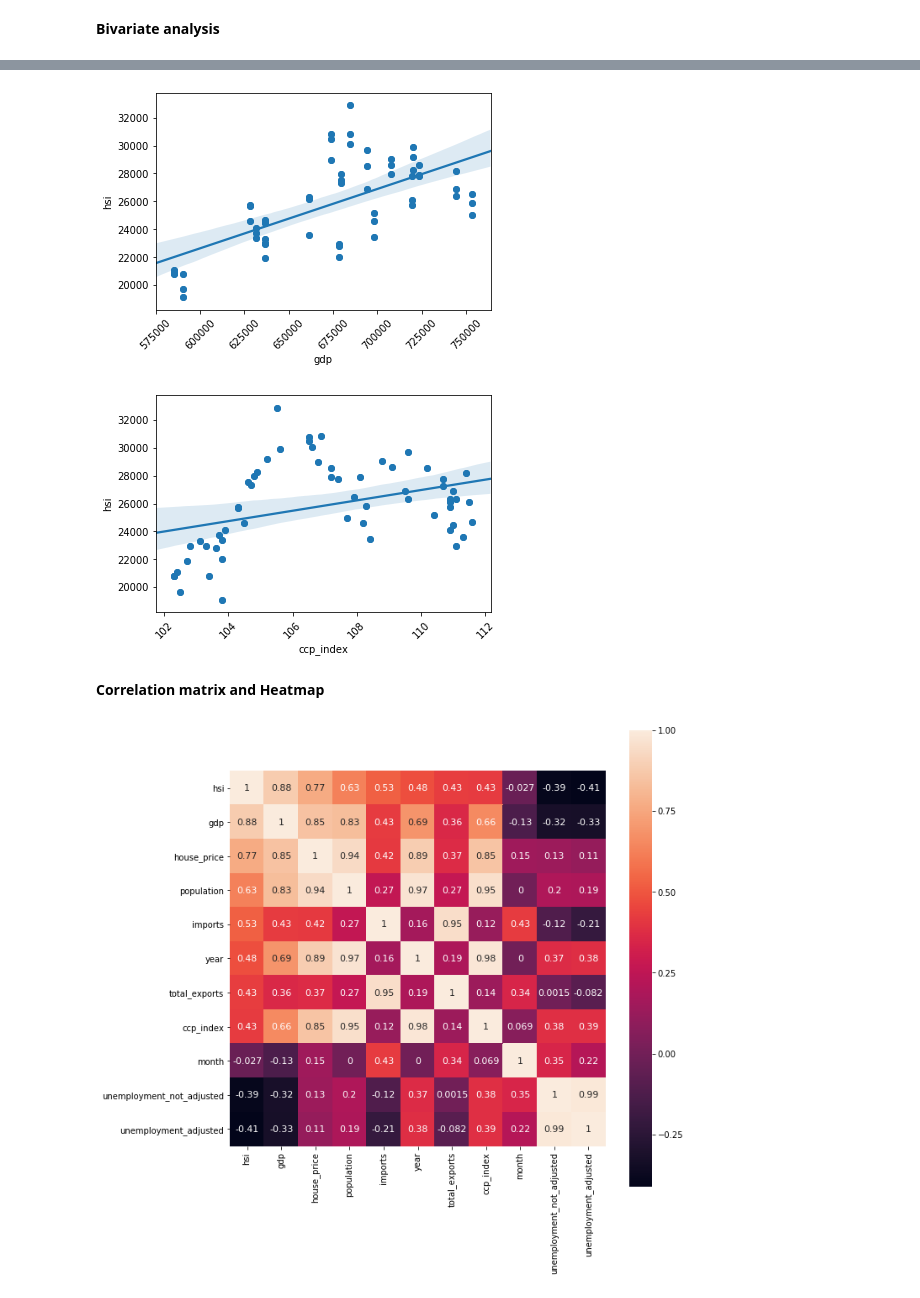
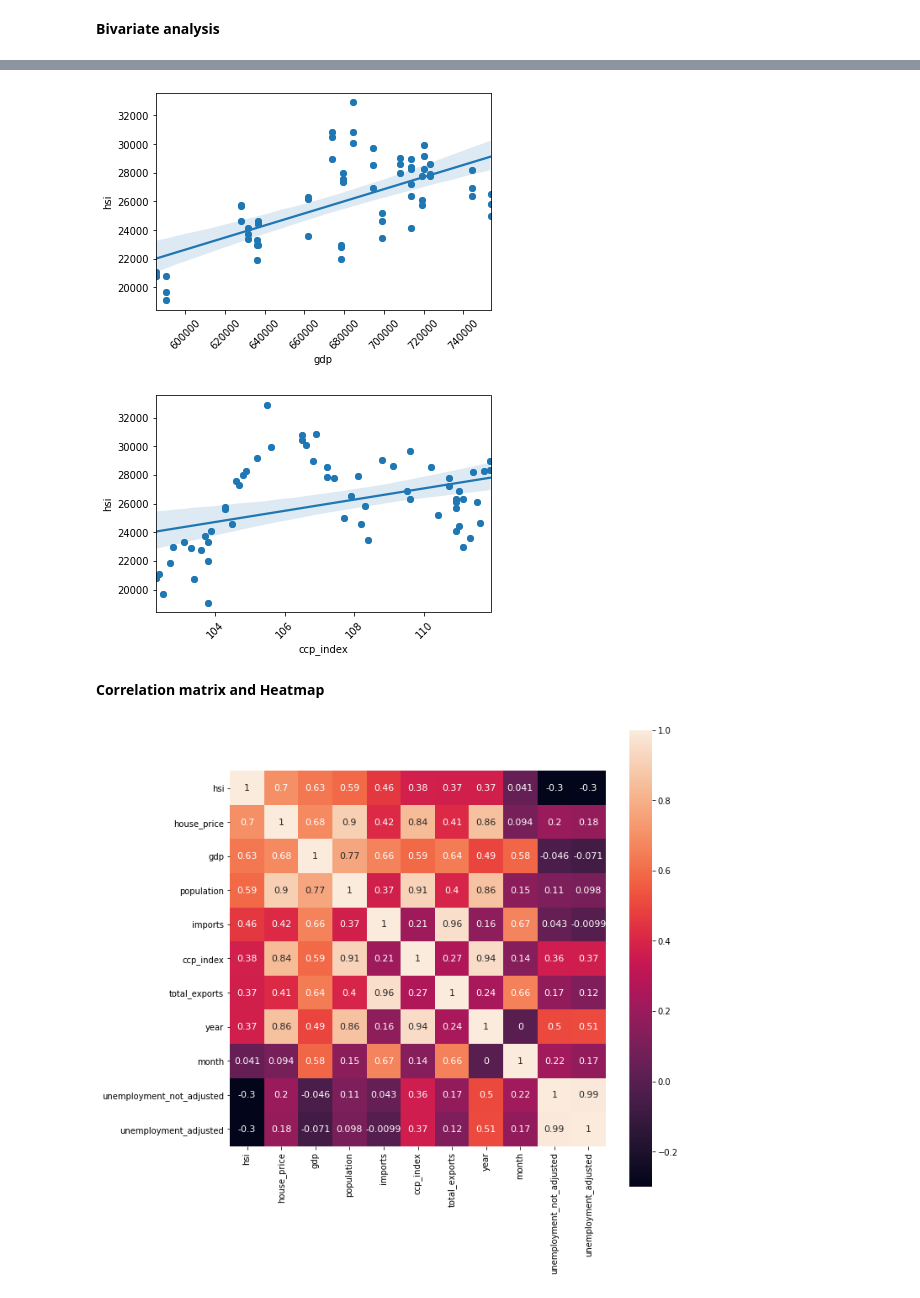
Before and after one commit to awoo424/algotrading, a Jupyter notebook: code/macroeconomic-analysis/macroeconomic-analysis.ipynb, the cells around one changed output, grey strips where cells are left out. Saved outputs shown, nothing was run; the diff lists cells and outputs as text; code cells hidden in the pictures.

```diff
--- a/code/macroeconomic-analysis/macroeconomic-analysis.ipynb
+++ b/code/macroeconomic-analysis/macroeconomic-analysis.ipynb
@@ -45,8 +81,8 @@ df['ccp_index'] = consumer_price_indices_df['ccp_index']
 
 # Data processing
 df['gdp'] = df['gdp'].str.replace(',', '').astype(float)
-df = df.drop(['open', 'high', 'low', 'adj_close', 'volume'], axis=1)
-df = df.rename(columns={'close': 'hsi'})
+df = df.drop(['Open', 'High', 'Low', 'Adj Close', 'Volume'], axis=1)
+df = df.rename(columns={'Close': 'hsi'})
 
-df.info()
+df.tail(50)
 # %% [output]
@@ -136,22 +173,22 @@ scatter_plot_with_regline("total_exports")
 # %%
 scatter_plot_with_regline("gdp")
 # %% [output]
-[figure, old version]
+[figure, new version]
 # %%
 scatter_plot_with_regline("ccp_index")
 # %% [output]
-[figure, old version]
+[figure, new version]
 # %% [markdown]
 **Correlation matrix and Heatmap**
 # %%
 heatmap_df = df.copy()
-heatmap_df = heatmap_df[(heatmap_df['year'] <= 2020) & (heatmap_df['month'] < 7)]
+heatmap_df = heatmap_df[(heatmap_df['year'] < 2021)]
 
 # Heatmap
 fig, ax = plt.subplots(figsize=(10,10))
 cols = heatmap_df.corr().sort_values('hsi', ascending=False).index
 cm = np.corrcoef(heatmap_df[cols].values.T)
 hm = sns.heatmap(cm, annot=True, square=True, annot_kws={'size':11}, yticklabels=cols.values, xticklabels=cols.values)
 plt.show()
 # %% [output]
-[figure, old version]
+[figure, new version]
```
Also changed, not shown: parts of 14 cells of this notebook, 11 other files.
